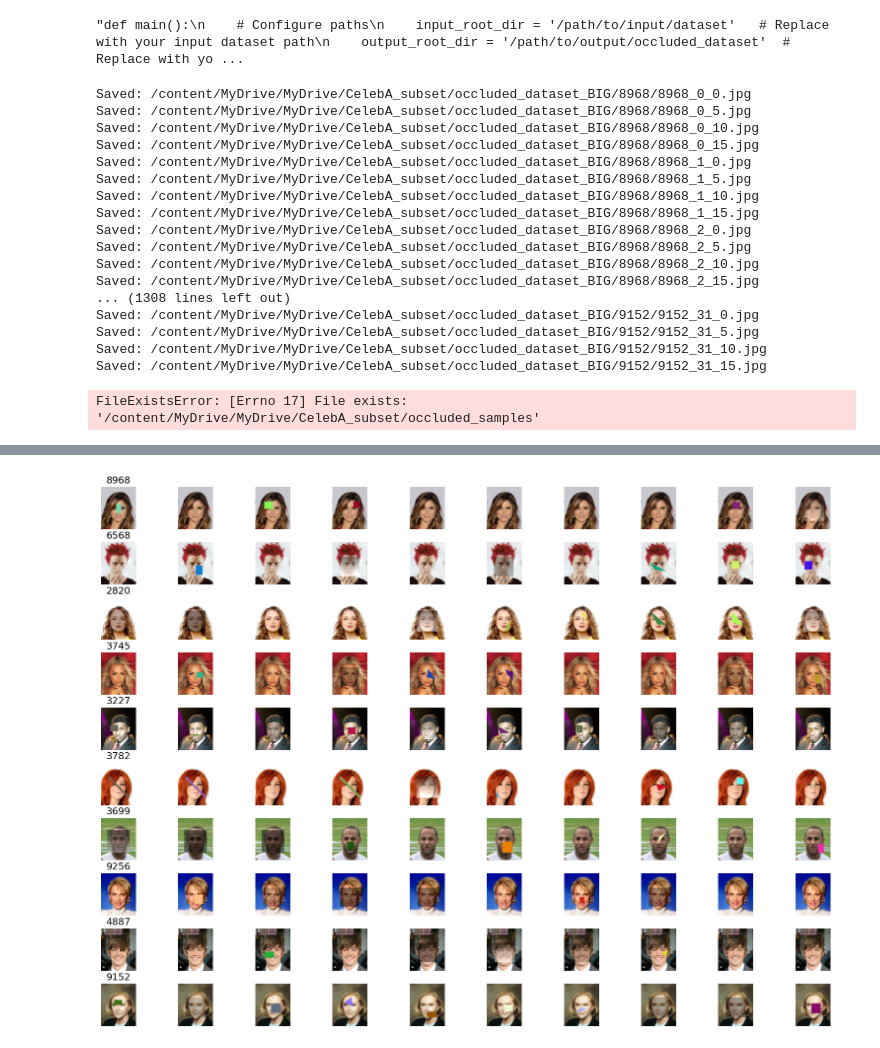
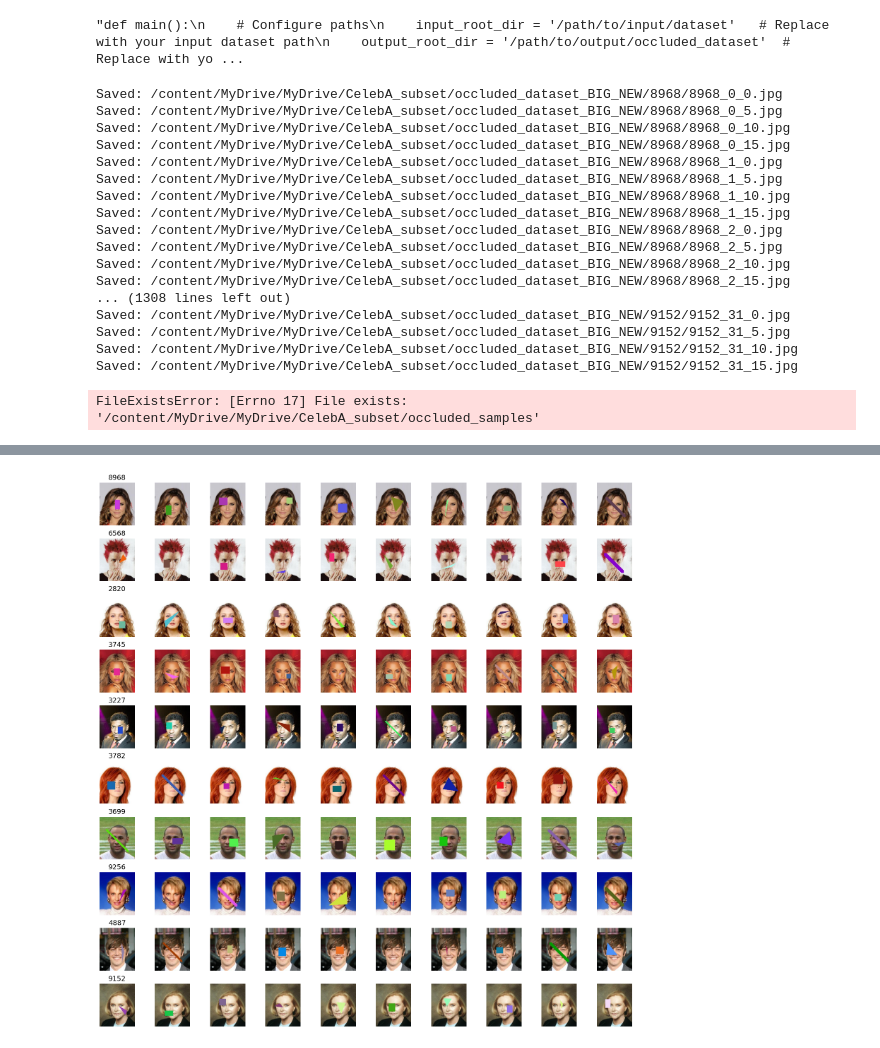
Before and after one commit to varshil009/FaceInpainting, a Jupyter notebook: Occlusion_dataset.ipynb, the cells around one changed output, grey strips where cells are left out. Cells and saved outputs as stored; diff of their text form; code cells hidden in the pictures.

Commit message:
updated dataset

```diff
--- a/Occlusion_dataset.ipynb
+++ b/Occlusion_dataset.ipynb
@@ -471,7 +468,7 @@ random.seed(42)
 
 # Configure paths
 input_root_dir = parentf   # Replace with your input dataset path
-output_root_dir = parentf + '/occluded_dataset_BIG'  # Replace with your desired output path
+output_root_dir = parentf + '/occluded_dataset_BIG_NEW'  # Replace with your desired output path
 
 # Create occluder
 occluder = FaceOccluder(
@@ -482,23 +479,23 @@ occluder = FaceOccluder(
 # Generate occluded dataset
 occluder.generate_occluded_dataset(num_occlusions_per_image=20)
 # %% [output]
-Saved: /content/MyDrive/MyDrive/CelebA_subset/occluded_dataset_BIG/8968/8968_0_0.jpg
-Saved: /content/MyDrive/MyDrive/CelebA_subset/occluded_dataset_BIG/8968/8968_0_5.jpg
-Saved: /content/MyDrive/MyDrive/CelebA_subset/occluded_dataset_BIG/8968/8968_0_10.jpg
-Saved: /content/MyDrive/MyDrive/CelebA_subset/occluded_dataset_BIG/8968/8968_0_15.jpg
-Saved: /content/MyDrive/MyDrive/CelebA_subset/occluded_dataset_BIG/8968/8968_1_0.jpg
-Saved: /content/MyDrive/MyDrive/CelebA_subset/occluded_dataset_BIG/8968/8968_1_5.jpg
-Saved: /content/MyDrive/MyDrive/CelebA_subset/occluded_dataset_BIG/8968/8968_1_10.jpg
-Saved: /content/MyDrive/MyDrive/CelebA_subset/occluded_dataset_BIG/8968/8968_1_15.jpg
-Saved: /content/MyDrive/MyDrive/CelebA_subset/occluded_dataset_BIG/8968/8968_2_0.jpg
-Saved: /content/MyDrive/MyDrive/CelebA_subset/occluded_dataset_BIG/8968/8968_2_5.jpg
-Saved: /content/MyDrive/MyDrive/CelebA_subset/occluded_dataset_BIG/8968/8968_2_10.jpg
-Saved: /content/MyDrive/MyDrive/CelebA_subset/occluded_dataset_BIG/8968/8968_2_15.jpg
+Saved: /content/MyDrive/MyDrive/CelebA_subset/occluded_dataset_BIG_NEW/8968/8968_0_0.jpg
+Saved: /content/MyDrive/MyDrive/CelebA_subset/occluded_dataset_BIG_NEW/8968/8968_0_5.jpg
+Saved: /content/MyDrive/MyDrive/CelebA_subset/occluded_dataset_BIG_NEW/8968/8968_0_10.jpg
+Saved: /content/MyDrive/MyDrive/CelebA_subset/occluded_dataset_BIG_NEW/8968/8968_0_15.jpg
+Saved: /content/MyDrive/MyDrive/CelebA_subset/occluded_dataset_BIG_NEW/8968/8968_1_0.jpg
+Saved: /content/MyDrive/MyDrive/CelebA_subset/occluded_dataset_BIG_NEW/8968/8968_1_5.jpg
+Saved: /content/MyDrive/MyDrive/CelebA_subset/occluded_dataset_BIG_NEW/8968/8968_1_10.jpg
+Saved: /content/MyDrive/MyDrive/CelebA_subset/occluded_dataset_BIG_NEW/8968/8968_1_15.jpg
+Saved: /content/MyDrive/MyDrive/CelebA_subset/occluded_dataset_BIG_NEW/8968/8968_2_0.jpg
+Saved: /content/MyDrive/MyDrive/CelebA_subset/occluded_dataset_BIG_NEW/8968/8968_2_5.jpg
+Saved: /content/MyDrive/MyDrive/CelebA_subset/occluded_dataset_BIG_NEW/8968/8968_2_10.jpg
+Saved: /content/MyDrive/MyDrive/CelebA_subset/occluded_dataset_BIG_NEW/8968/8968_2_15.jpg
 ... (1308 lines left out)
-Saved: /content/MyDrive/MyDrive/CelebA_subset/occluded_dataset_BIG/9152/9152_31_0.jpg
-Saved: /content/MyDrive/MyDrive/CelebA_subset/occluded_dataset_BIG/9152/9152_31_5.jpg
-Saved: /content/MyDrive/MyDrive/CelebA_subset/occluded_dataset_BIG/9152/9152_31_10.jpg
-Saved: /content/MyDrive/MyDrive/CelebA_subset/occluded_dataset_BIG/9152/9152_31_15.jpg
+Saved: /content/MyDrive/MyDrive/CelebA_subset/occluded_dataset_BIG_NEW/9152/9152_31_0.jpg
+Saved: /content/MyDrive/MyDrive/CelebA_subset/occluded_dataset_BIG_NEW/9152/9152_31_5.jpg
+Saved: /content/MyDrive/MyDrive/CelebA_subset/occluded_dataset_BIG_NEW/9152/9152_31_10.jpg
+Saved: /content/MyDrive/MyDrive/CelebA_subset/occluded_dataset_BIG_NEW/9152/9152_31_15.jpg
 # %%
 # Define destination folder
 #save_dir = parentf + "/occluded_samples"
@@ -506,7 +503,7 @@ Saved: /content/MyDrive/MyDrive/CelebA_subset/occluded_dataset_BIG/9152/9152_31_
 # %% [output]
 FileExistsError: [Errno 17] File exists: '/content/MyDrive/MyDrive/CelebA_subset/occluded_samples'
 # %%
-files = parentf + "/occluded_dataset_BIG"
+files = "/content/MyDrive/MyDrive/" + "/occluded_dataset_BIG_NEW"
 all_folders = list(os.scandir(files))  # Get all folders
 
 plt.figure(figsize=(20, 20))  # Increase figure size
@@ -553 +533 @@ Missing file: /content/MyDrive/MyDrive/CelebA_subset/occluded_dataset_BIG/occlud
-[figure, old version]
+[figure, new version]
```
Also changed, not shown: parts of 9 cells of this notebook.
